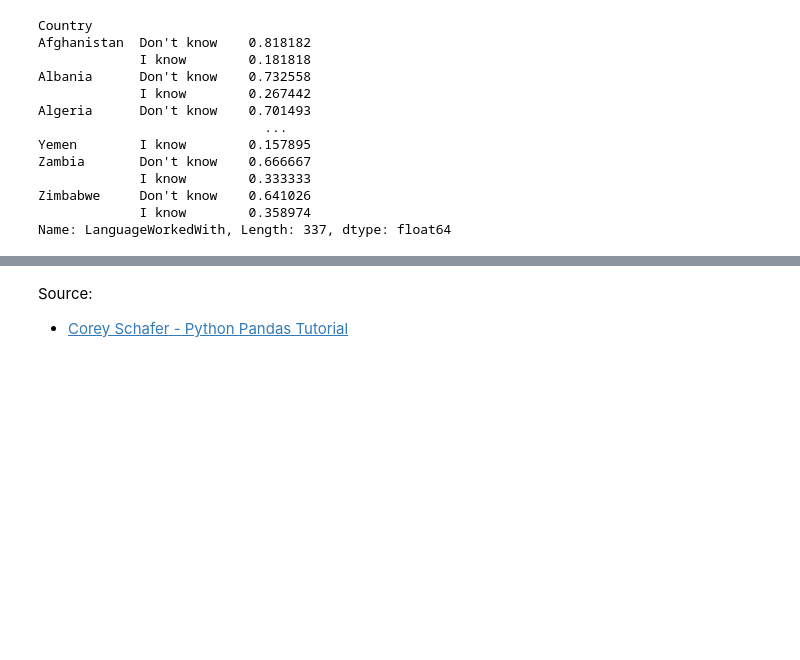
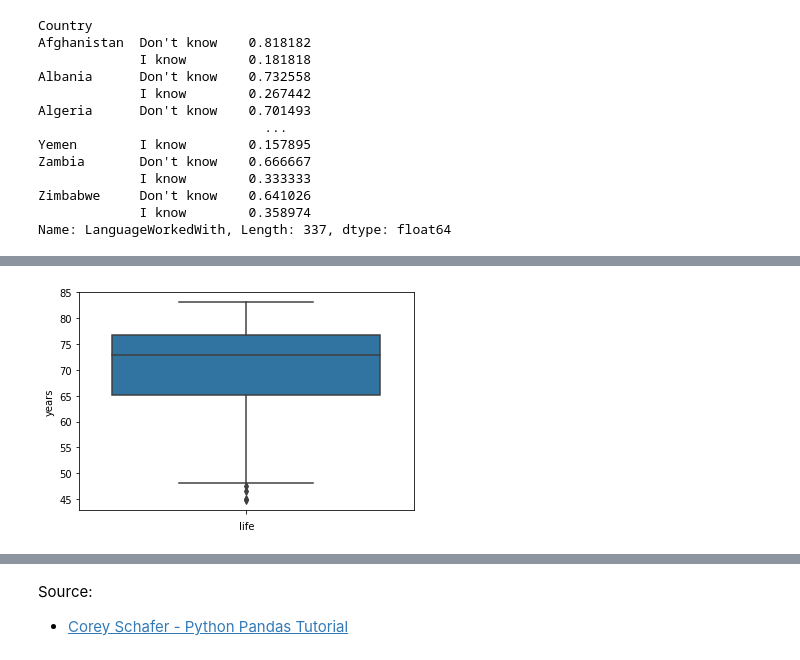
Before and after one commit to kurtsenol/pandas, a Jupyter notebook: Pandas_C5.ipynb, the cells around one changed output, grey strips where cells are left out. Saved outputs shown, nothing was run; the diff lists cells and outputs as text; code cells hidden in the pictures; blank space fills up the shorter version.

```diff
--- a/Pandas_C5.ipynb
+++ b/Pandas_C5.ipynb
@@ -207,0 +221,3 @@ Name: LanguageWorkedWith, Length: 337, dtype: float64
+# %%
+gapminder_2010 = pd.read_csv("Data/gapminder_2010.csv", index_col=['Country', 'region'])
+gapminder_2010.head()
@@ -207,0 +280,10 @@ Name: LanguageWorkedWith, Length: 337, dtype: float64
+# %%
+import seaborn as sns
+import matplotlib.pyplot as plt
+
+ax = sns.boxplot(y="life", data=gapminder_2010)
+plt.xlabel("life")
+plt.ylabel("years")
+plt.show()
+# %% [output]
+[figure, added]
```
Also changed, not shown: parts of 21 cells of this notebook, 2 other files.
